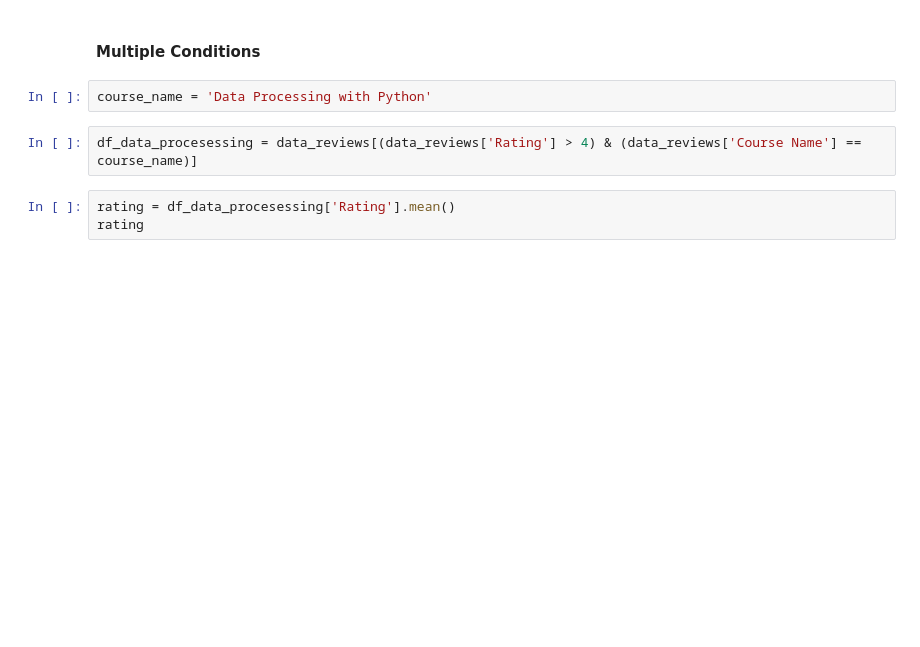
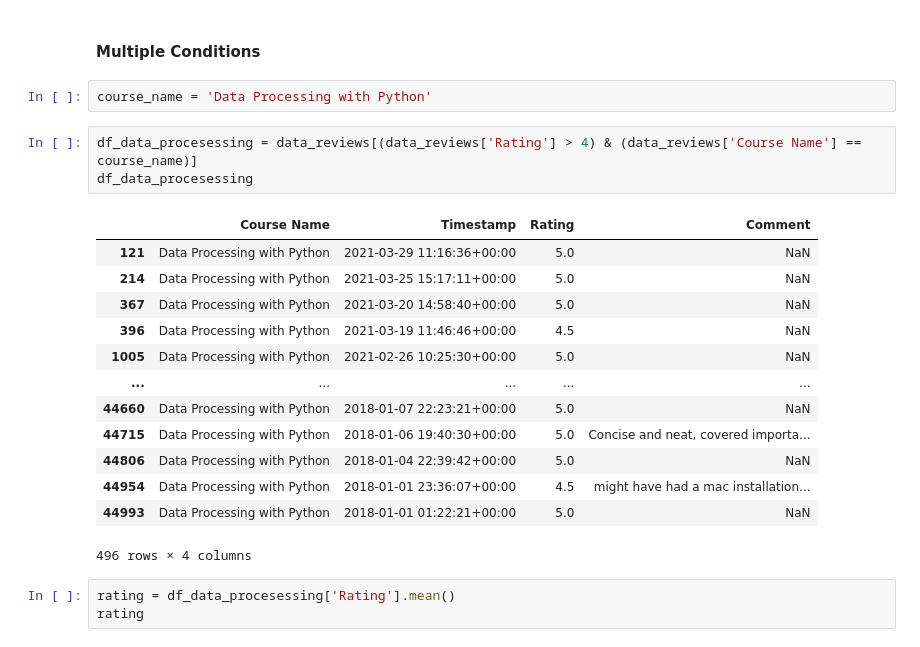
Before and after one commit to Mario-D93/reviews_data_analysis, a Jupyter notebook: reviews.ipynb, the cells around one changed output. Cells and saved outputs as stored; diff of their text form; blank space fills up the shorter version.

```diff
--- a/reviews.ipynb
+++ b/reviews.ipynb
@@ -120,6 +121,21 @@ percantage_comments
 course_name = 'Data Processing with Python'
 # %%
 df_data_procesessing = data_reviews[(data_reviews['Rating'] > 4) & (data_reviews['Course Name'] == course_name)]
+df_data_procesessing
+# %% [output]
+|  | Course Name | Timestamp | Rating | Comment |
+| 121 | Data Processing with Python | 2021-03-29 11:16:36+00:00 | 5.0 | NaN |
+| 214 | Data Processing with Python | 2021-03-25 15:17:11+00:00 | 5.0 | NaN |
+| 367 | Data Processing with Python | 2021-03-20 14:58:40+00:00 | 5.0 | NaN |
+| 396 | Data Processing with Python | 2021-03-19 11:46:46+00:00 | 4.5 | NaN |
+| 1005 | Data Processing with Python | 2021-02-26 10:25:30+00:00 | 5.0 | NaN |
+| ... | ... | ... | ... | ... |
+| 44660 | Data Processing with Python | 2018-01-07 22:23:21+00:00 | 5.0 | NaN |
+| 44715 | Data Processing with Python | 2018-01-06 19:40:30+00:00 | 5.0 | Concise and neat, covered importa... |
+| 44806 | Data Processing with Python | 2018-01-04 22:39:42+00:00 | 5.0 | NaN |
+| 44954 | Data Processing with Python | 2018-01-01 23:36:07+00:00 | 4.5 | might have had a mac installation... |
+| 44993 | Data Processing with Python | 2018-01-01 01:22:21+00:00 | 5.0 | NaN |
+496 rows × 4 columns
 # %%
 rating = df_data_procesessing['Rating'].mean()
 rating
```
Also changed, not shown: parts of 26 cells of this notebook.
